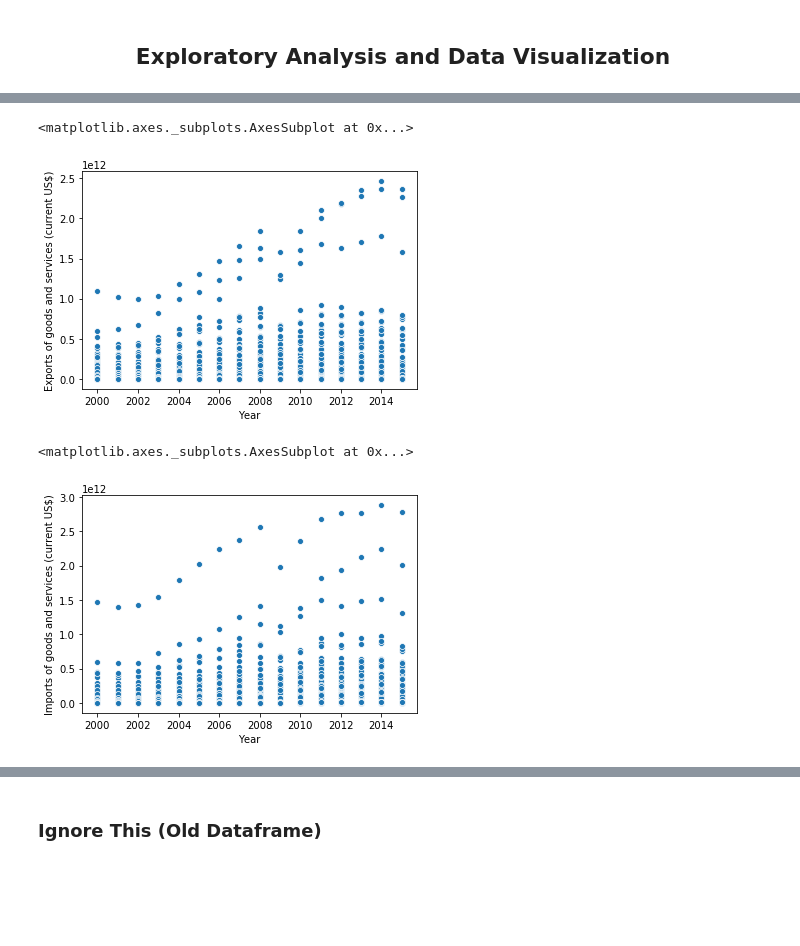
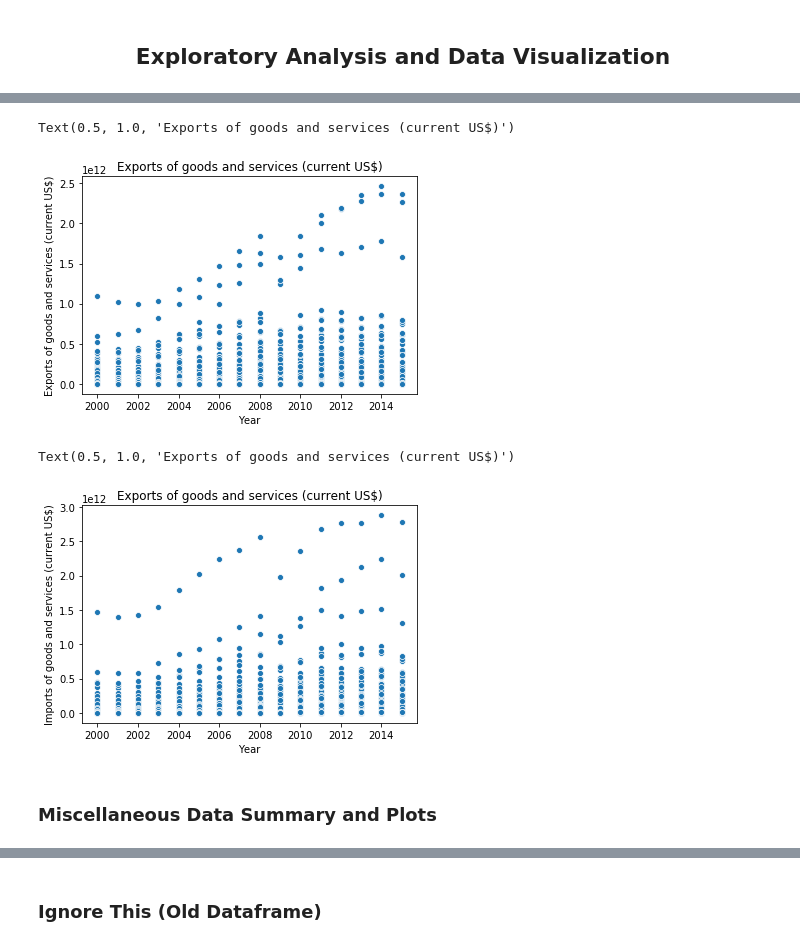
Before and after one commit to thechuster/thechuster.github.io, a Jupyter notebook: FinalProject.ipynb, the cells around one changed output, grey strips where cells are left out. Saved outputs shown, nothing was run; the diff lists cells and outputs as text; code cells hidden in the pictures; blank space fills up the shorter version.

```diff
--- a/FinalProject.ipynb
+++ b/FinalProject.ipynb
@@ -202,10 +260,12 @@ sns.scatterplot(x="Year", y="Foreign direct investment, net inflows (BoP, curren
 # %%
-sns.scatterplot(x="Year", y="Exports of goods and services (current US$)", data=predictionData)
+sns.scatterplot(x="Year", y="Exports of goods and services (current US$)", data=predictionData).set_title("Exports of goods and services (current US$)")
 # %% [output]
-<matplotlib.axes._subplots.AxesSubplot at 0x...>
+Text(0.5, 1.0, 'Exports of goods and services (current US$)')
-[figure, old version]
+[figure, new version]
 # %%
-sns.scatterplot(x="Year", y="Imports of goods and services (current US$)", data=predictionData)
+sns.scatterplot(x="Year", y="Imports of goods and services (current US$)", data=predictionData).set_title("Exports of goods and services (current US$)")
 # %% [output]
-<matplotlib.axes._subplots.AxesSubplot at 0x...>
+Text(0.5, 1.0, 'Exports of goods and services (current US$)')
-[figure, old version]
+[figure, new version]
+# %% [markdown]
+### Miscellaneous Data Summary and Plots
```
Also changed, not shown: parts of 18 cells of this notebook, 1 other file.
